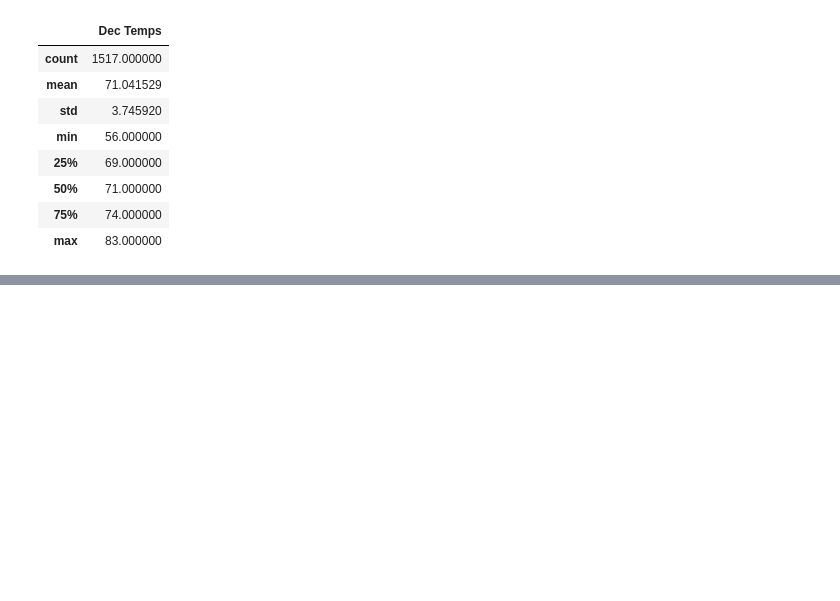
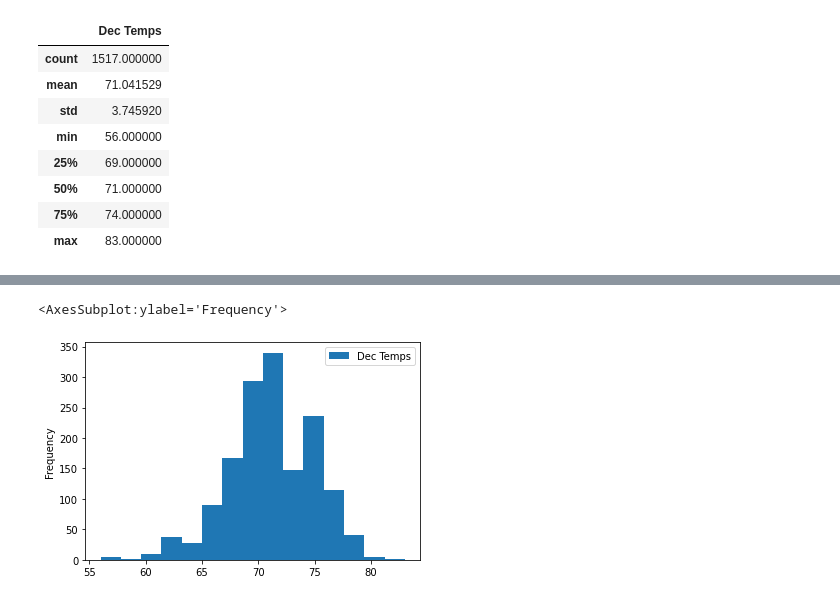
Before and after one commit to DevinJaxues/surfs_up, a Jupyter notebook: SurfsUp_Challenge.ipynb, the cells around one changed output, grey strips where cells are left out. Saved outputs shown, nothing was run; the diff lists cells and outputs as text; code cells hidden in the pictures; blank space fills up the shorter version.

```diff
--- a/SurfsUp_Challenge.ipynb
+++ b/SurfsUp_Challenge.ipynb
@@ -124,0 +134,6 @@ max      83.000000
+# %%
+#Visualize December
+dec_df.plot.hist(bins=15)
+# %% [output]
+<AxesSubplot:ylabel='Frequency'>
+[figure, added]
```
Also changed, not shown: parts of 3 cells of this notebook.
